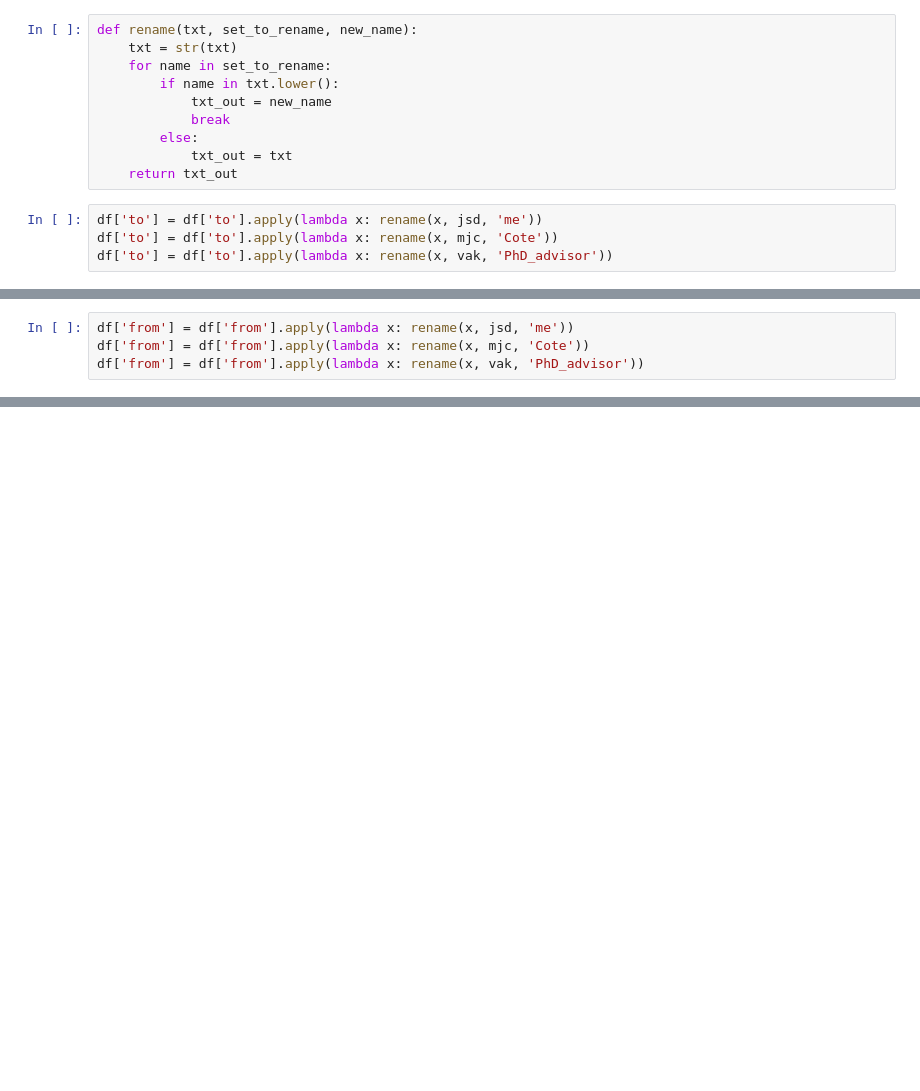
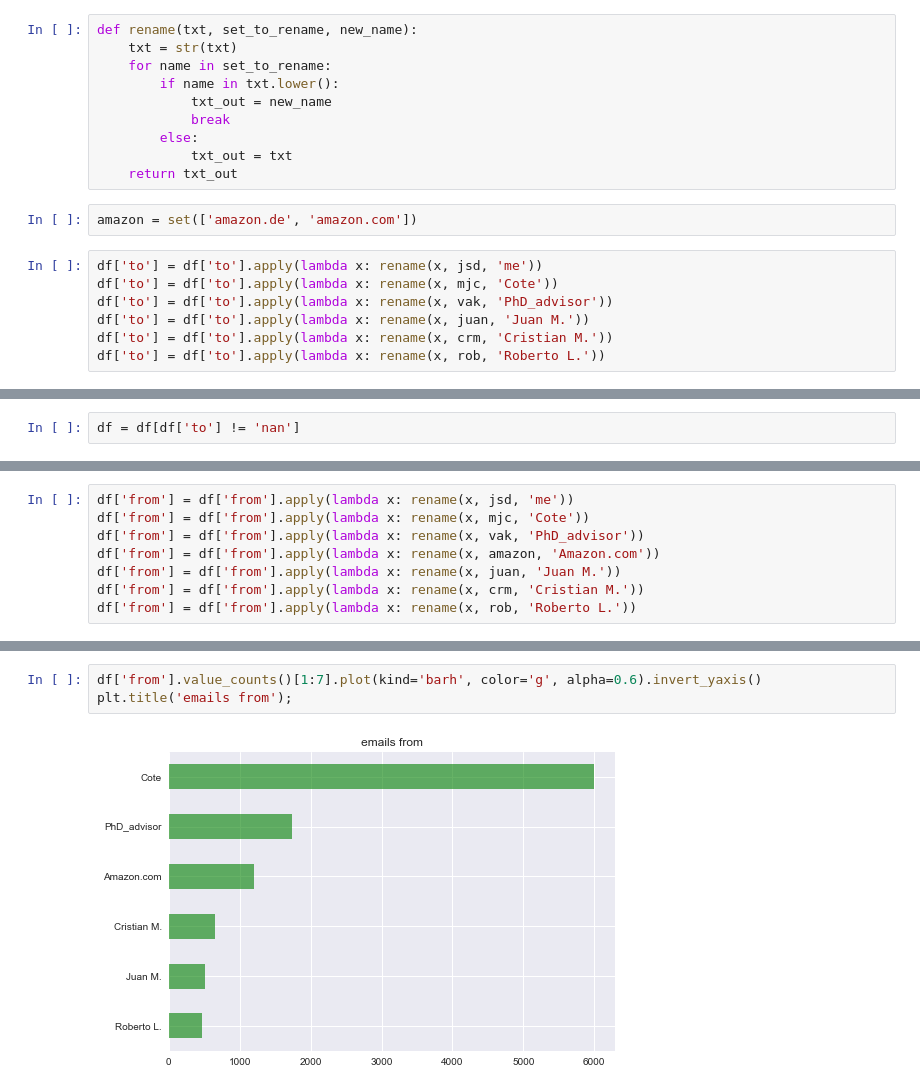
Before and after one commit to jsdiazpo/Gmail_Analysis, a Jupyter notebook: Gmail_Analysis.ipynb, the cells around one changed output, grey strips where cells are left out. Cells and saved outputs as stored; diff of their text form; blank space fills up the shorter version.

Commit message:
some test plots

```diff
--- a/Gmail_Analysis.ipynb
+++ b/Gmail_Analysis.ipynb
@@ -282,7 +276,12 @@ def rename(txt, set_to_rename, new_name):
         else:
             txt_out = txt
     return txt_out
+# %%
+amazon = set(['amazon.de', 'amazon.com'])
 # %%
 df['to'] = df['to'].apply(lambda x: rename(x, jsd, 'me'))
 df['to'] = df['to'].apply(lambda x: rename(x, mjc, 'Cote'))
 df['to'] = df['to'].apply(lambda x: rename(x, vak, 'PhD_advisor'))
+df['to'] = df['to'].apply(lambda x: rename(x, juan, 'Juan M.'))
+df['to'] = df['to'].apply(lambda x: rename(x, crm, 'Cristian M.'))
+df['to'] = df['to'].apply(lambda x: rename(x, rob, 'Roberto L.'))
@@ -290,0 +299,2 @@ df['to'] = df['to'].apply(lambda x: rename(x, vak, 'PhD_advisor'))
+# %%
+df = df[df['to'] != 'nan']
@@ -292,3 +311,7 @@ df['to'] = df['to'].apply(lambda x: rename(x, vak, 'PhD_advisor'))
 df['from'] = df['from'].apply(lambda x: rename(x, jsd, 'me'))
 df['from'] = df['from'].apply(lambda x: rename(x, mjc, 'Cote'))
 df['from'] = df['from'].apply(lambda x: rename(x, vak, 'PhD_advisor'))
+df['from'] = df['from'].apply(lambda x: rename(x, amazon, 'Amazon.com'))
+df['from'] = df['from'].apply(lambda x: rename(x, juan, 'Juan M.'))
+df['from'] = df['from'].apply(lambda x: rename(x, crm, 'Cristian M.'))
+df['from'] = df['from'].apply(lambda x: rename(x, rob, 'Roberto L.'))
@@ -294,0 +335,5 @@ df['from'] = df['from'].apply(lambda x: rename(x, vak, 'PhD_advisor'))
+# %%
+df['from'].value_counts()[1:7].plot(kind='barh', color='g', alpha=0.6).invert_yaxis()
+plt.title('emails from');
+# %% [output]
+[figure, added]
```
Also changed, not shown: parts of 21 cells of this notebook.
